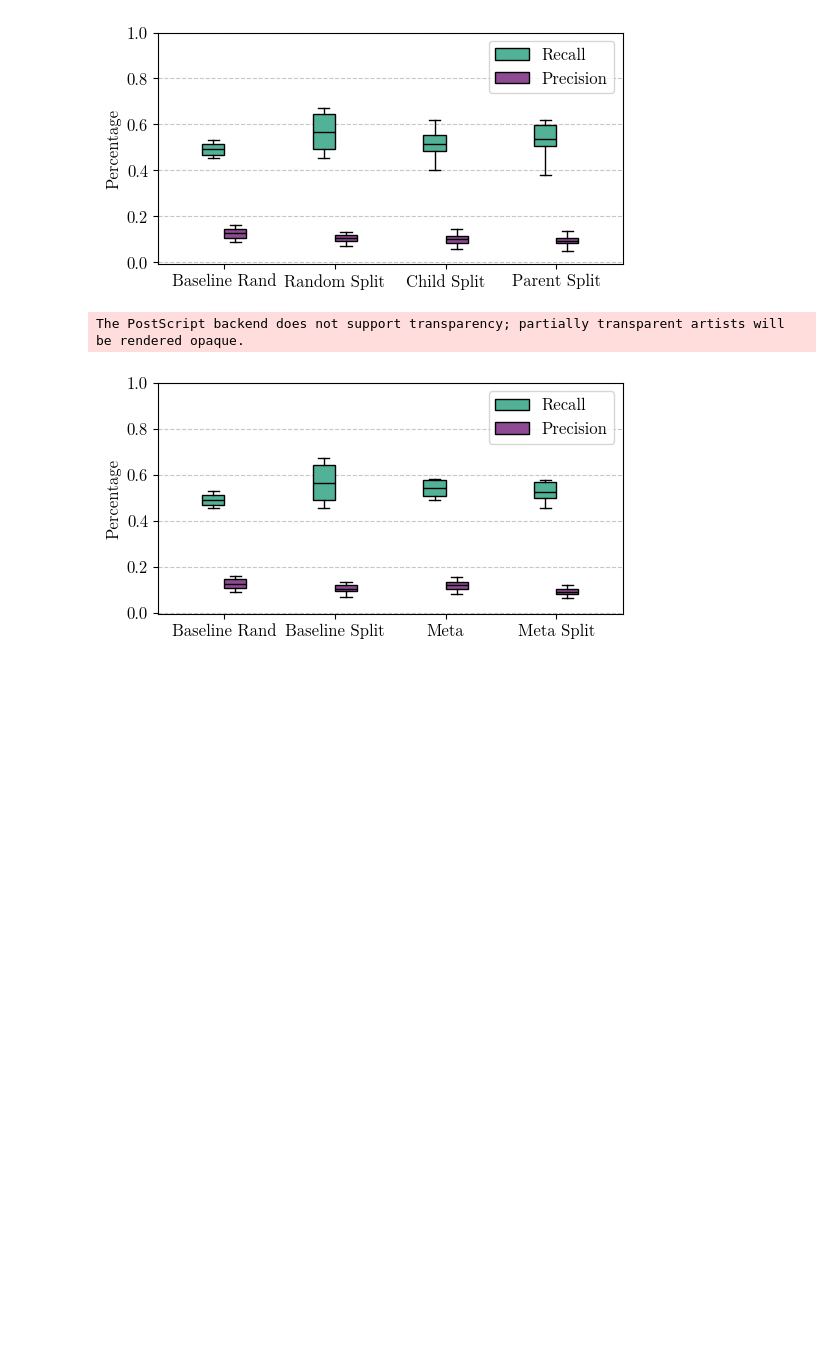
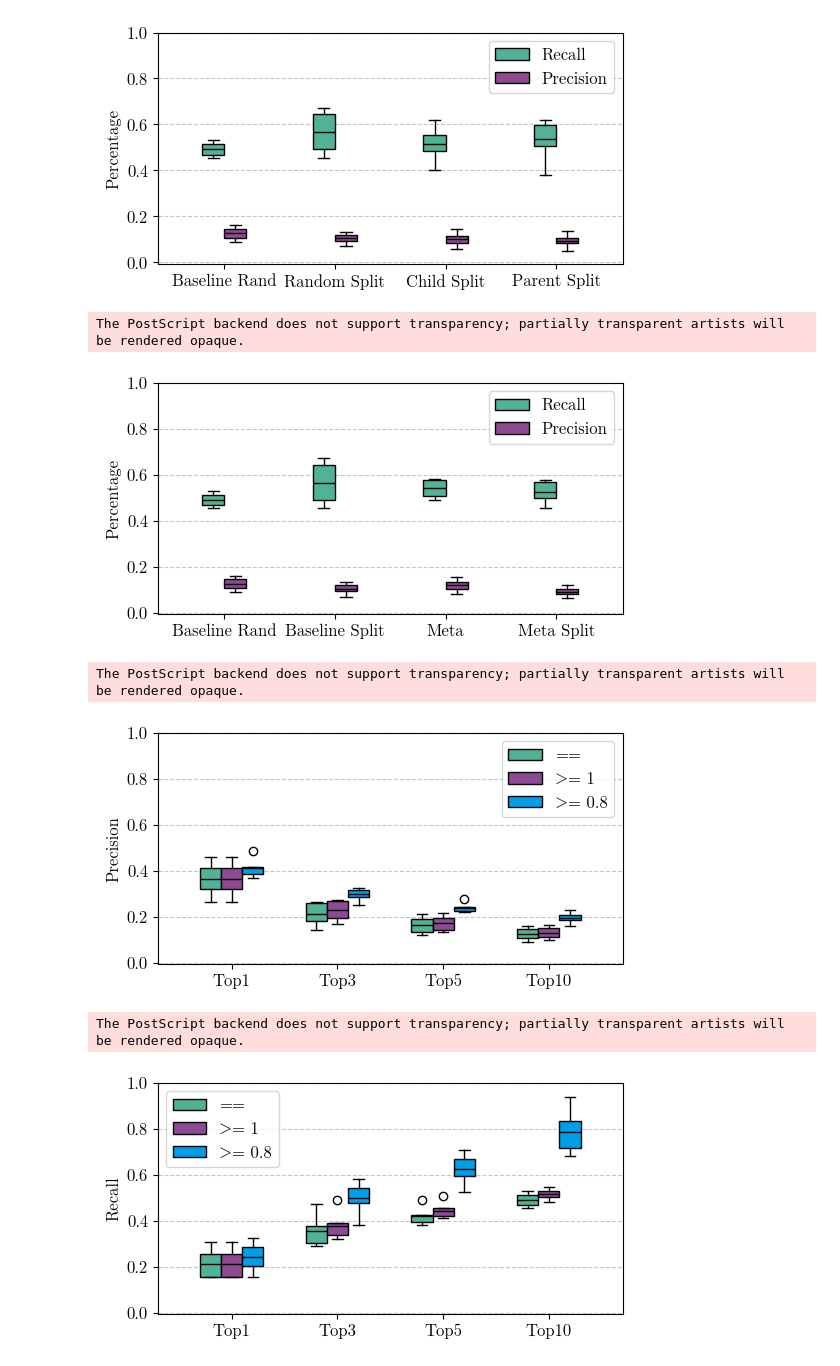
Before and after one commit to tsofiac/LAGOM, a Jupyter notebook: data_analysis/boxplot.ipynb, the cells around one changed output. Cells and saved outputs as stored; diff of their text form; code cells hidden in the pictures; blank space fills up the shorter version.

Commit message:
incorporated fingerprints

```diff
--- a/data_analysis/boxplot.ipynb
+++ b/data_analysis/boxplot.ipynb
@@ -470,3 +388,27 @@ multi_boxplot(data, xlabel, ylabel, xticks, labels, 'upper right', 'meta_ensembl
 # %% [output]
 The PostScript backend does not support transparency; partially transparent artists will be rendered opaque.
 [figure]
+# %%
+bs = 4
+
+recall_base, precision_base, score_one_base, score_all_base = score_result('../evaluation/alohomora/result_base_rand.csv', bs, False)
+recall_base_1, precision_base_1, score_one_base_1, score_all_base_1 = score_result('../evaluation/alohomora/result_base_rand.csv', bs, False, 1)
+recall_base_08, precision_base_08, score_one_base_08, score_all_base_08 = score_result('../evaluation/alohomora/result_base_rand.csv', bs, False, 0.8)
+
+precision = [precision_base[0:4], precision_base_1[0:4], precision_base_08[0:4]]
+recall = [recall_base[0:4], recall_base_1[0:4], recall_base_08[0:4]]
+
+xlabel = None
+xticks = ['Top1', 'Top3', 'Top5', 'Top10']
+labels = ['==', '>= 1', '>= 0.8']
+
+ylabel = 'Precision'
+multi_boxplot(precision, xlabel, ylabel, xticks, labels, 'upper right', 'fingerprint_precision', 1)
+
+ylabel = 'Recall'
+multi_boxplot(recall, xlabel, ylabel, xticks, labels, 'upper left', 'fingerprint_recall', 1)
+# %% [output]
+The PostScript backend does not support transparency; partially transparent artists will be rendered opaque.
+[figure, added]
+The PostScript backend does not support transparency; partially transparent artists will be rendered opaque.
+[figure, added]
```
Also changed, not shown: parts of 10 cells of this notebook, 18 other files.
